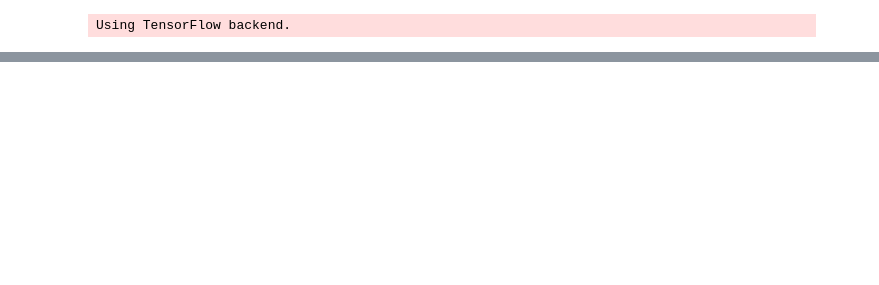
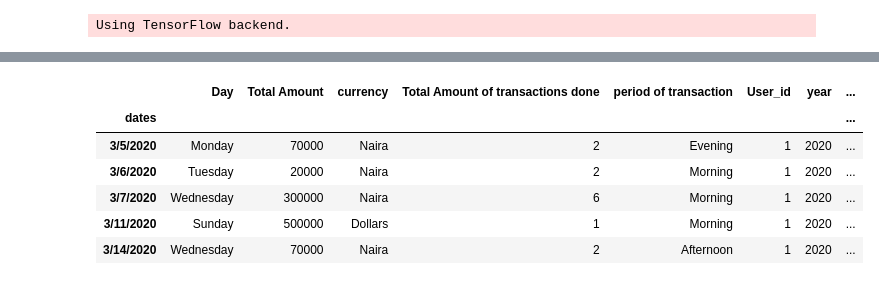
Before and after one commit to kene111/Personal_Projects, a Jupyter notebook: Pattern Detector/Pattern Detector.ipynb, the cells around one changed output, grey strips where cells are left out. Cells and saved outputs as stored; diff of their text form; code cells hidden in the pictures; blank space fills up the shorter version.

```diff
--- a/Pattern Detector/Pattern Detector.ipynb
+++ b/Pattern Detector/Pattern Detector.ipynb
@@ -39,14 +39,18 @@ dates = trans.index.values
 # %%
-year = []
-month = []
-day = []
-for date in dates:
-    date = str(date)
-    str_date = date.split('/')
-    str_date = list(str_date)
-    year.append(int("".join(str_date[2])))
-    month.append(int("".join(str_date[0])))
-    day.append(int("".join(str_date[1])))
+def date_ordering(dates):
+    year = []
+    month = []
+    day = []
+    for date in dates:
+        date = str(date)
+        str_date = date.split('/')
+        str_date = list(str_date)
+        year.append(int("".join(str_date[2])))
+        month.append(int("".join(str_date[0])))
+        day.append(int("".join(str_date[1])))
+    return(year, month, day)
+
+year, month, day =  date_ordering(trans_dates)
 # %%
 trans['year'] = year
 trans['month'] = month
@@ -146,2 +202,3 @@ Epoch 50/50
 # %%
-test_data = pd.read_csv("Book1.csv", index_col='dates')
+test_data = pd.read_csv("Book2.csv", index_col='dates')
+test_data.head()
@@ -148,2 +213,2 @@ test_data = pd.read_csv("Book1.csv", index_col='dates')
 # %%
-dates = test_data.index.values
+test_dates = test_data.index.values
@@ -169,3 +221,13 @@ test_data['day'] = day
+# %%
+test_data.head()
+# %% [output]
+|  | Day | Total Amount | currency | Total Amount of transactions done | period of transaction | User_id | year | ... |
+| dates |  |  |  |  |  |  |  | ... |
+| 3/5/2020 | Monday | 70000 | Naira | 2 | Evening | 1 | 2020 | ... |
+| 3/6/2020 | Tuesday | 20000 | Naira | 2 | Morning | 1 | 2020 | ... |
+| 3/7/2020 | Wednesday | 300000 | Naira | 6 | Morning | 1 | 2020 | ... |
+| 3/11/2020 | Sunday | 500000 | Dollars | 1 | Morning | 1 | 2020 | ... |
+| 3/14/2020 | Wednesday | 70000 | Naira | 2 | Afternoon | 1 | 2020 | ... |
 # %%
 test_data = test_data.replace({'Day': days })
 test_data = test_data.replace({'period of transaction': period })
```
Also changed, not shown: parts of 30 cells of this notebook, 2 other files.
